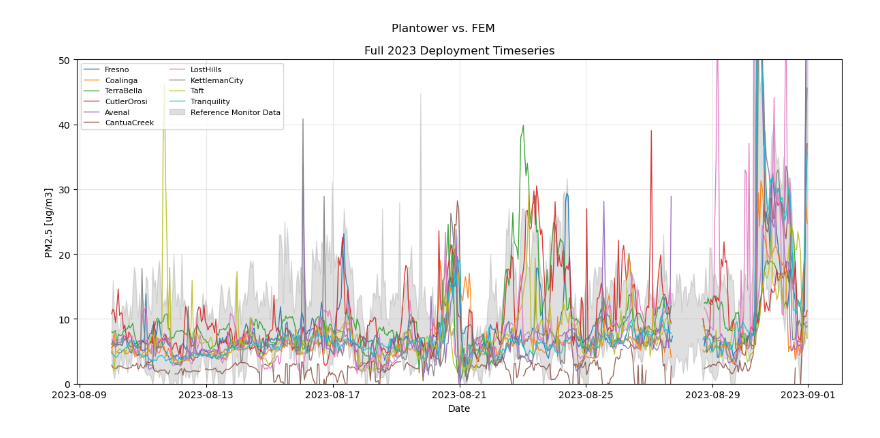
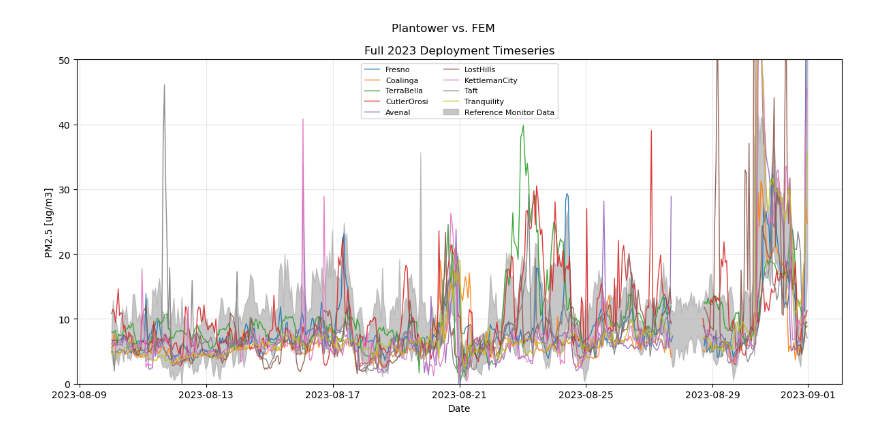
Before and after one commit to TorriaCol/voz-data-analysis, a Jupyter notebook: plots/full_timeseries.ipynb, the cells around one changed output. Cells and saved outputs as stored; diff of their text form; code cells hidden in the pictures.

Commit message:
Plot avg and std of references

```diff
--- a/plots/full_timeseries.ipynb
+++ b/plots/full_timeseries.ipynb
@@ -54,6 +54,12 @@ for site_name, site_id in ref_IDs.items():
 timeseries['max_reference_pm'] = timeseries.max(axis=1)
 timeseries['min_reference_pm'] = timeseries.min(axis=1)
 
+timeseries['average_reference_pm'] = timeseries.mean(axis=1)
+timeseries['std_reference_pm'] = timeseries.std(axis=1)
+timeseries['upper_reference_pm'] = timeseries['average_reference_pm'] + timeseries['std_reference_pm']
+timeseries['lower_reference_pm'] = timeseries['average_reference_pm'] - timeseries['std_reference_pm']
+
+
 for file in ptw_file_names:
     ptwdf = rename_pm_column(file, create_ptwdatetime_column(file))
     if timeseries is None:
@@ -65,40 +71,42 @@ start_date = pd.to_datetime("2023-08-10")
 end_date = pd.to_datetime("2023-09-01")
 
 timeseries_filtered = timeseries[(timeseries.index >= start_date) & (timeseries.index <= end_date)]
 
 df = timeseries_filtered.dropna(how='all', axis=1)
 
 plt.figure(figsize=(12,6))
 for col in df.columns:
     name=os.path.basename(col).split('_', 1)[0]
-    if('FEM' in col or 'reference' in col):
+    if('FEM' in col or 'reference' in col or 'Cantua' in col):
         continue
     else:
         alpha = 0.9
         lw = 1
         z = 2
     plt.plot(df.index, df[col], label=name, linewidth=lw, alpha = alpha, zorder = z)
 plt.fill_between(
     timeseries_filtered.index,                          # x = datetime index
-    timeseries_filtered['min_reference_pm'],               # lower y bound (series)
-    timeseries_filtered['max_reference_pm'],               # upper y bound (series)             # mask of same length
-    alpha=0.25,
-    color='gray',
-    label='Reference Monitor Data'
+    timeseries_filtered['upper_reference_pm'],               # lower y bound (series)
+    timeseries_filtered['lower_reference_pm'],               # upper y bound (series)             # mask of same length
+    alpha=0.65,
+    color='darkgray',
+    label='Reference Monitor Data',
+    zorder=1
 )
+
 plt.legend(ncol=2, fontsize=8)
 plt.title("Full 2023 Deployment Timeseries")
 plt.suptitle("Plantower vs. FEM")
 plt.xlabel("Date")
 plt.ylabel("PM2.5 [ug/m3]")
 plt.ylim(0, 50)
 plt.grid(True, alpha=0.3)
 plt.tight_layout()
 
 plt.savefig(rf"./images/PlantowerFullTimeseries.jpg", format='jpg', dpi=300)
 plt.show()
 # %% [output]
-[figure, old version]
+[figure, new version]
 # %%
 # Define file names and locations for reference and voz plantowers
 senprefix = "../reference_files/2023SensirionDataCalibrated/"
```
Also changed, not shown: 17 other files.
